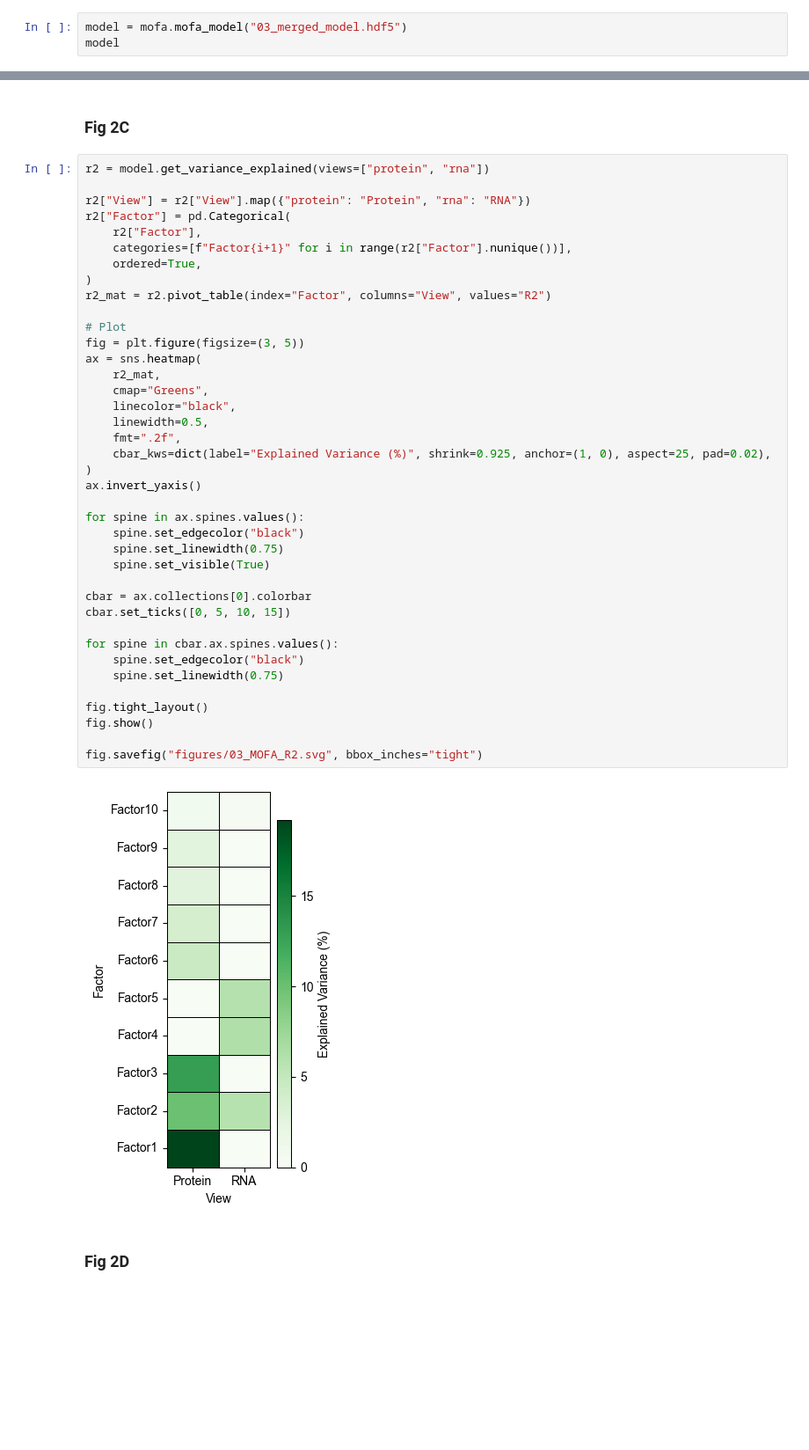
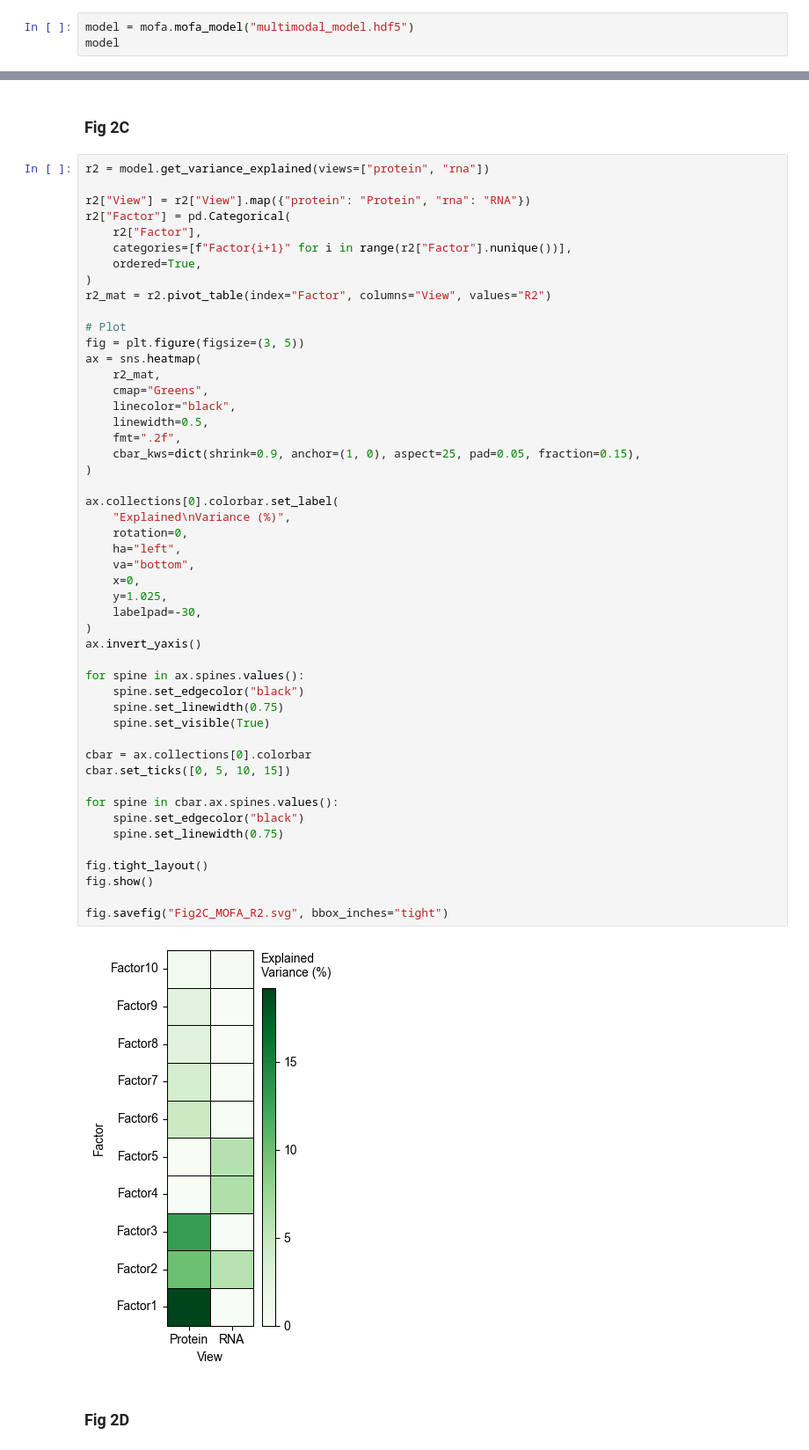
Before and after one commit to bertis-informatics/msmu, a Jupyter notebook: mkdocs/tutorials/2024_Fulcher/03_handle_mutli-omics_data.ipynb, the cells around one changed output, grey strips where cells are left out. Shown at 88% size. Cells and saved outputs as stored; diff of their text form; blank space fills up the shorter version.

```diff
--- a/paper/03_mutliomics.ipynb
+++ b/mkdocs/tutorials/2024_Fulcher/03_handle_mutli-omics_data.ipynb
@@ -174,6 +175,6 @@ Saved MOFA embeddings in .obsm['X_mofa'] slot and their loadings in .varm['LFs']
 # %% [markdown]
 ### Model Inspection
 # %%
-model = mofa.mofa_model("03_merged_model.hdf5")
+model = mofa.mofa_model("multimodal_model.hdf5")
 model
 # %% [output]
@@ -197,36 +198,46 @@ r2["Factor"] = pd.Categorical(
 )
 r2_mat = r2.pivot_table(index="Factor", columns="View", values="R2")
 
 # Plot
 fig = plt.figure(figsize=(3, 5))
 ax = sns.heatmap(
     r2_mat,
     cmap="Greens",
     linecolor="black",
     linewidth=0.5,
     fmt=".2f",
-    cbar_kws=dict(label="Explained Variance (%)", shrink=0.925, anchor=(1, 0), aspect=25, pad=0.02),
+    cbar_kws=dict(shrink=0.9, anchor=(1, 0), aspect=25, pad=0.05, fraction=0.15),
+)
+
+ax.collections[0].colorbar.set_label(
+    "Explained\nVariance (%)",
+    rotation=0,
+    ha="left",
+    va="bottom",
+    x=0,
+    y=1.025,
+    labelpad=-30,
 )
 ax.invert_yaxis()
 
 for spine in ax.spines.values():
     spine.set_edgecolor("black")
     spine.set_linewidth(0.75)
     spine.set_visible(True)
 
 cbar = ax.collections[0].colorbar
 cbar.set_ticks([0, 5, 10, 15])
 
 for spine in cbar.ax.spines.values():
     spine.set_edgecolor("black")
     spine.set_linewidth(0.75)
 
 fig.tight_layout()
 fig.show()
 
-fig.savefig("figures/03_MOFA_R2.svg", bbox_inches="tight")
+fig.savefig("Fig2C_MOFA_R2.svg", bbox_inches="tight")
 # %% [output]
-[figure, old version]
+[figure, new version]
 # %% [markdown]
 ### Fig 2D
 # %%
```
Also changed, not shown: parts of 11 cells of this notebook, 9 other files.
